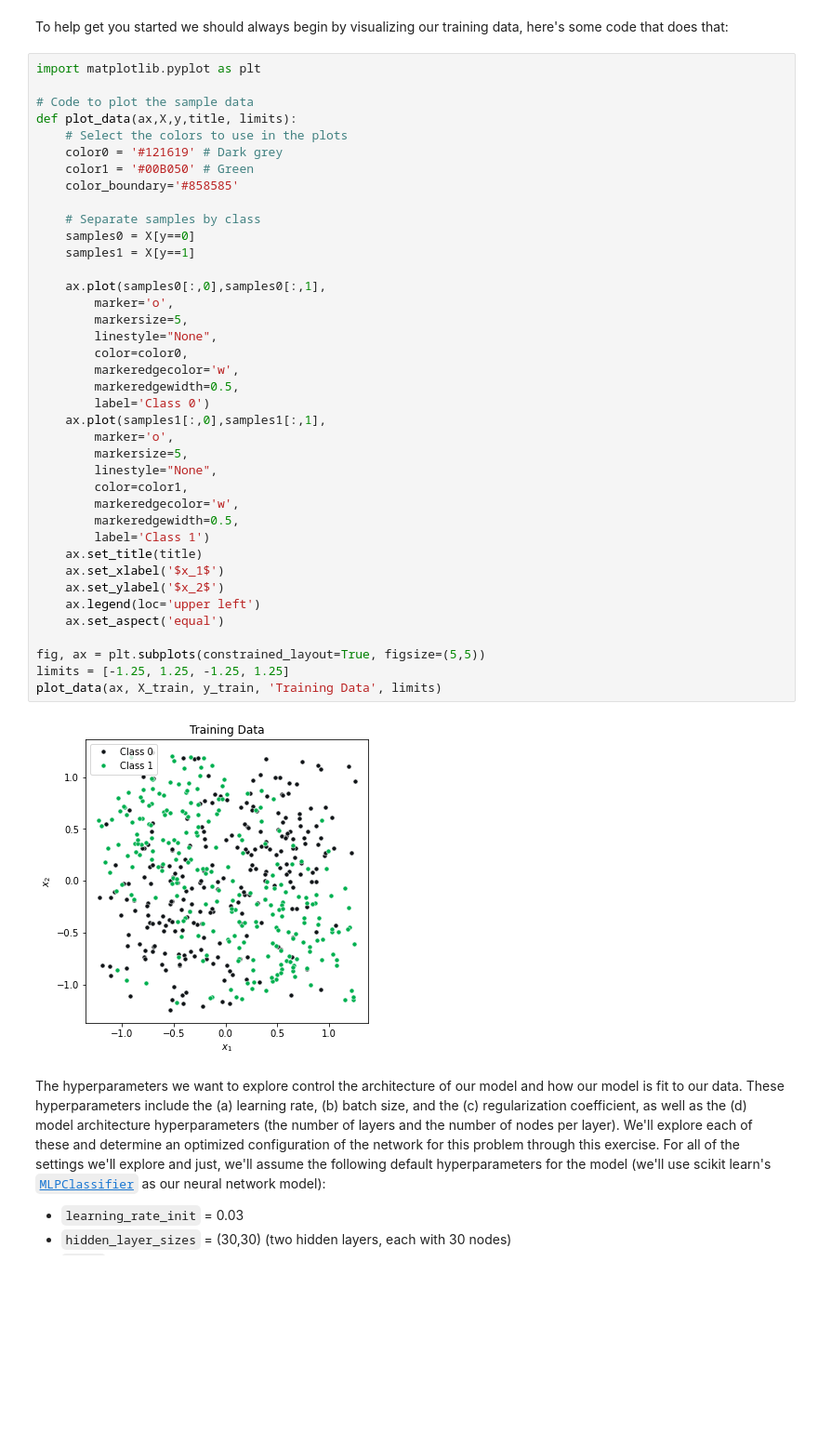
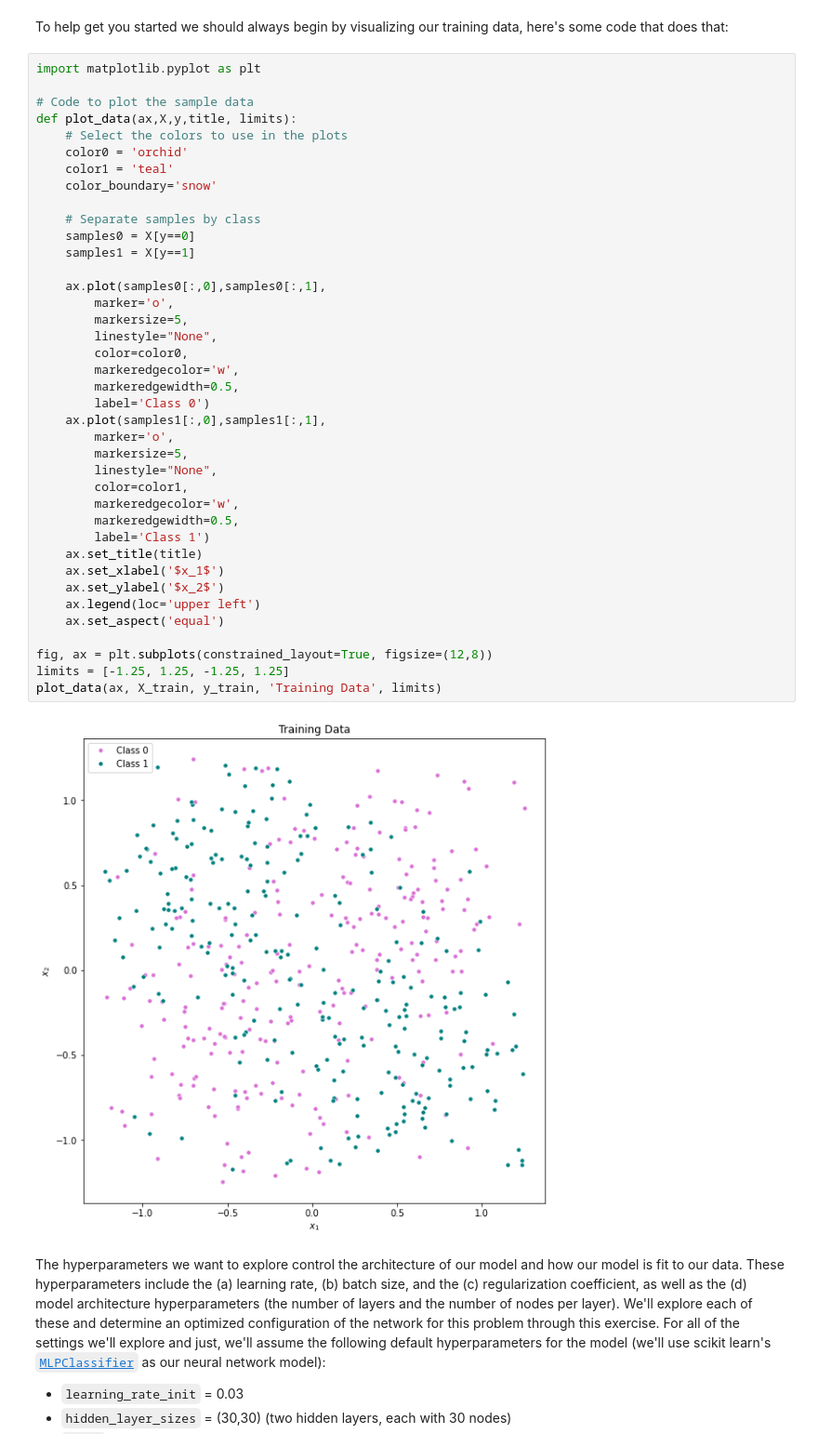
Before and after one commit to FR-Schwartz/ids705, a Jupyter notebook: assignments/Assignment_4.ipynb, the cells around one changed output. Shown: that part at 93% size. Drawn from its saved outputs; the diff is of its cells as text; blank space fills up the shorter version.

```diff
--- a/assignments/Assignment_4.ipynb
+++ b/assignments/Assignment_4.ipynb
@@ -86,41 +84,41 @@ import matplotlib.pyplot as plt
 # Code to plot the sample data
 def plot_data(ax,X,y,title, limits):
     # Select the colors to use in the plots
-    color0 = '#121619' # Dark grey
-    color1 = '#00B050' # Green
-    color_boundary='#858585'
+    color0 = 'orchid'
+    color1 = 'teal'
+    color_boundary='snow'
 
     # Separate samples by class
     samples0 = X[y==0]
     samples1 = X[y==1]
 
     ax.plot(samples0[:,0],samples0[:,1],
         marker='o',
         markersize=5,
         linestyle="None",
         color=color0,
         markeredgecolor='w',
         markeredgewidth=0.5,
         label='Class 0')
     ax.plot(samples1[:,0],samples1[:,1],
         marker='o',
         markersize=5,
         linestyle="None",
         color=color1,
         markeredgecolor='w',
         markeredgewidth=0.5,
         label='Class 1')
     ax.set_title(title)
     ax.set_xlabel('$x_1$')
     ax.set_ylabel('$x_2$')
     ax.legend(loc='upper left')
     ax.set_aspect('equal')
 
-fig, ax = plt.subplots(constrained_layout=True, figsize=(5,5))
+fig, ax = plt.subplots(constrained_layout=True, figsize=(12,8))
 limits = [-1.25, 1.25, -1.25, 1.25]
 plot_data(ax, X_train, y_train, 'Training Data', limits)
 # %% [output]
-[figure, old version]
+[figure, new version]
 # %% [markdown]
 The hyperparameters we want to explore control the architecture of our model and how our model is fit to our data. These hyperparameters include the (a) learning rate, (b) batch size, and the (c) regularization coefficient, as well as the (d) model architecture hyperparameters (the number of layers and the number of nodes per layer). We'll explore each of these and determine an optimized configuration of the network for this problem through this exercise. For all of the settings we'll explore and just, we'll assume the following default hyperparameters for the model (we'll use scikit learn's [`MLPClassifier`](https://scikit-learn.org/stable/modules/generated/sklearn.neural_network.MLPClassifier.html#sklearn.neural_network.MLPClassifier.score) as our neural network model):
 - `learning_rate_init` = 0.03
```
Also changed, not shown: parts of 49 cells of this notebook, 1 other file.
